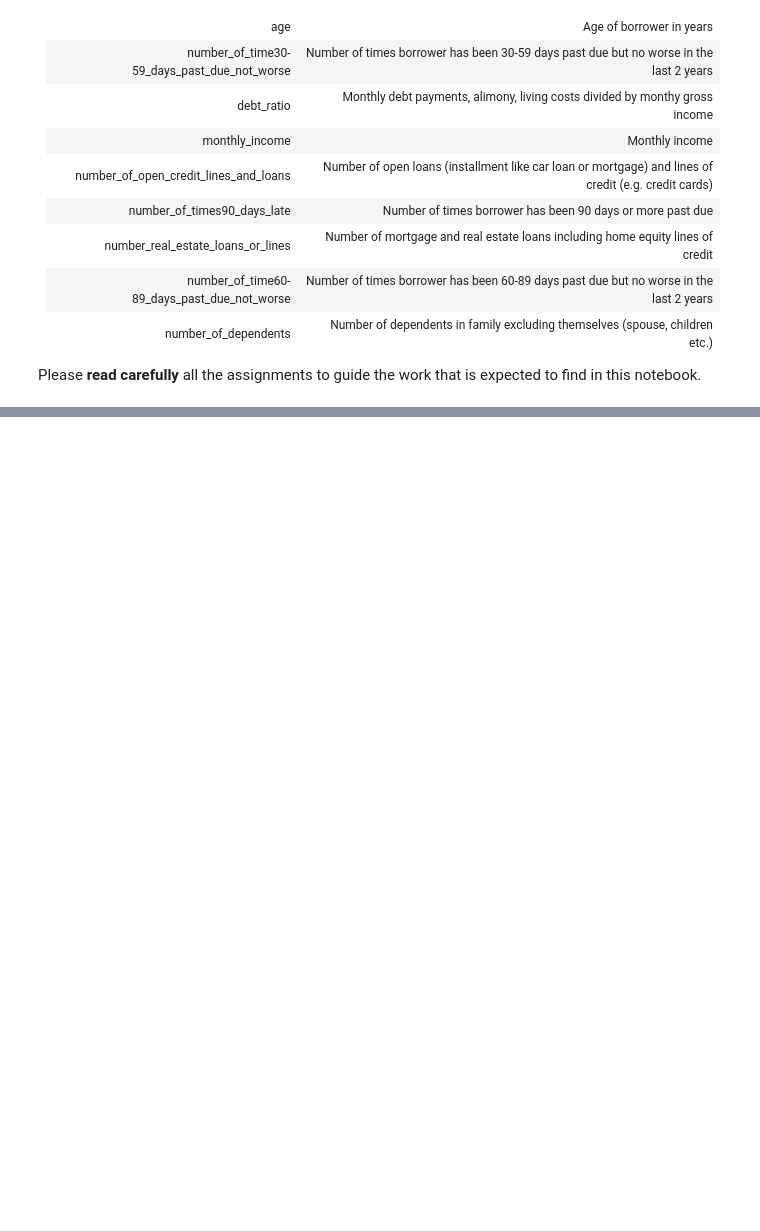
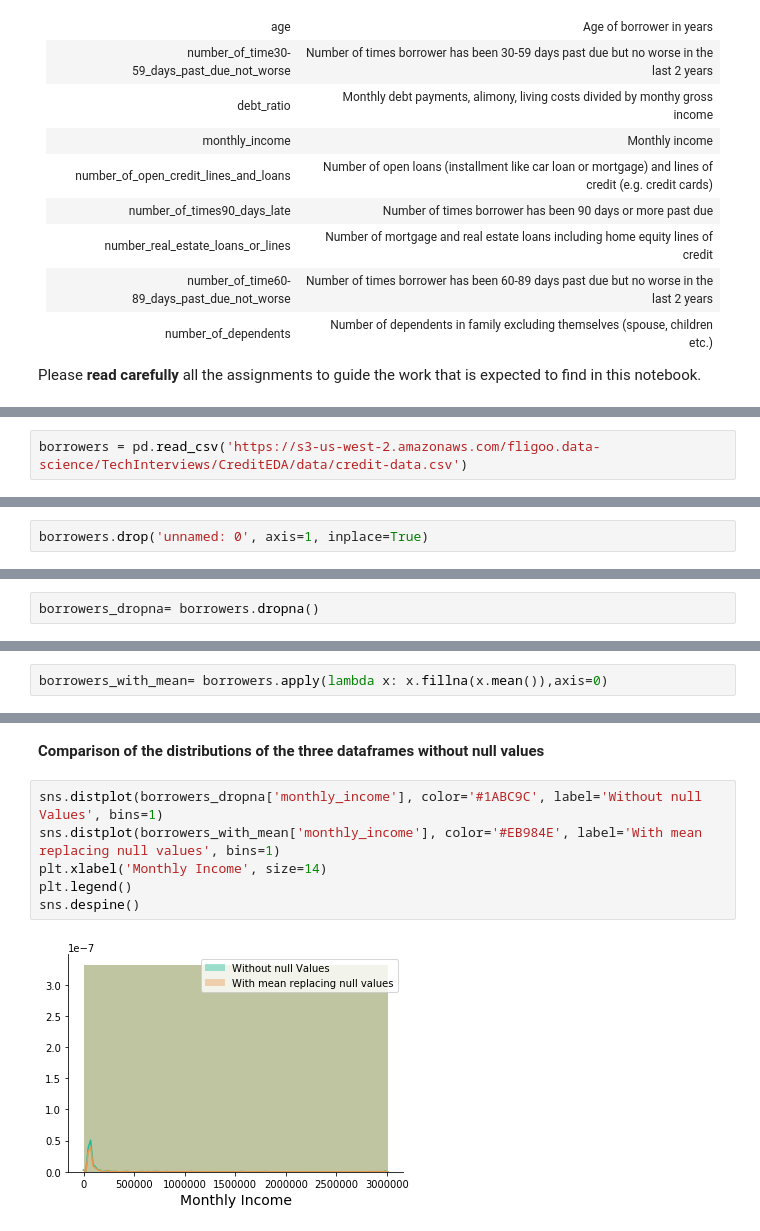
Before and after one commit to yaninaiberra/Fligoo_EDA, a Jupyter notebook: Fligoo_TechInterview_Credit.ipynb, the cells around one changed output, grey strips where cells are left out. Saved outputs shown, nothing was run; the diff lists cells and outputs as text; blank space fills up the shorter version.

Commit message:
Update Fligoo_TechInterview_Credit.ipynb
First data exploratory analysis.

```diff
--- a/Fligoo_TechInterview_Credit.ipynb
+++ b/Fligoo_TechInterview_Credit.ipynb
@@ -72,0 +104,2 @@ Once you complete the assessment, please send a ZIP file of the folder with all
+# %%
+borrowers = pd.read_csv('https://s3-us-west-2.amazonaws.com/fligoo.data-science/TechInterviews/CreditEDA/data/credit-data.csv')
@@ -72,0 +142,2 @@ Once you complete the assessment, please send a ZIP file of the folder with all
+# %%
+borrowers.drop('unnamed: 0', axis=1, inplace=True)
@@ -72,0 +306,2 @@ Once you complete the assessment, please send a ZIP file of the folder with all
+# %%
+borrowers_dropna= borrowers.dropna()
@@ -72,0 +323,2 @@ Once you complete the assessment, please send a ZIP file of the folder with all
+# %%
+borrowers_with_mean= borrowers.apply(lambda x: x.fillna(x.mean()),axis=0)
@@ -72,0 +359,10 @@ Once you complete the assessment, please send a ZIP file of the folder with all
+# %% [markdown]
+**Comparison of the distributions of the three dataframes without null values**
+# %%
+sns.distplot(borrowers_dropna['monthly_income'], color='#1ABC9C', label='Without null Values', bins=1)
+sns.distplot(borrowers_with_mean['monthly_income'], color='#EB984E', label='With mean replacing null values', bins=1)
+plt.xlabel('Monthly Income', size=14)
+plt.legend()
+sns.despine()
+# %% [output]
+[figure, added]
```
Also changed, not shown: parts of 53 cells of this notebook.
